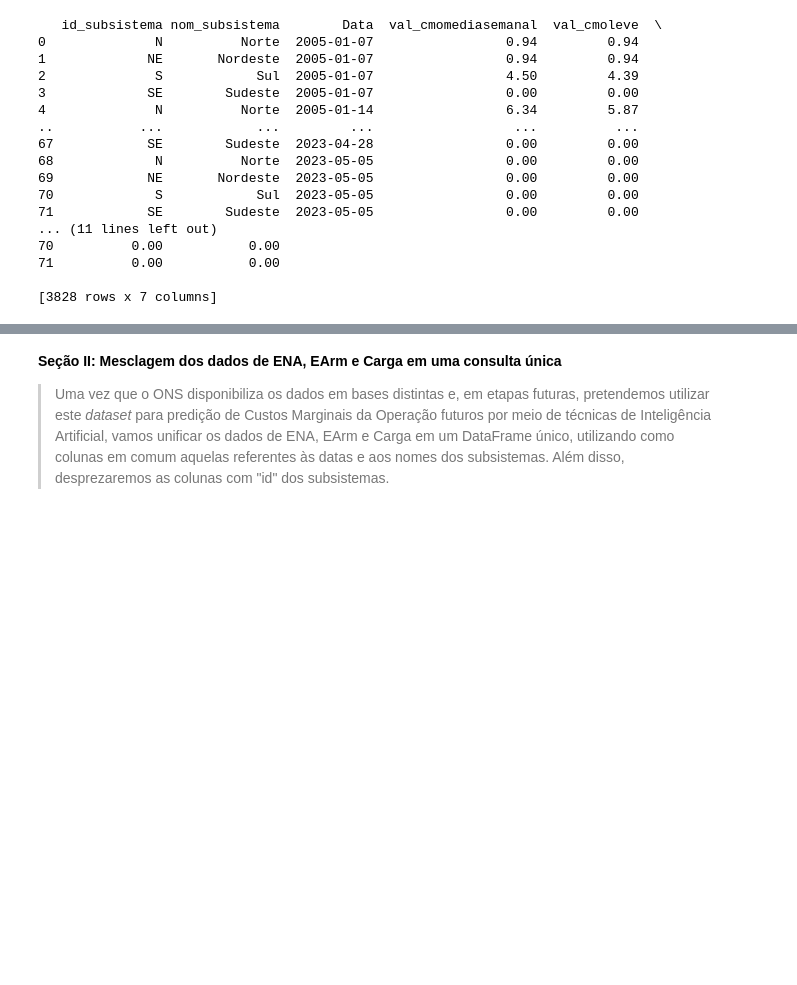
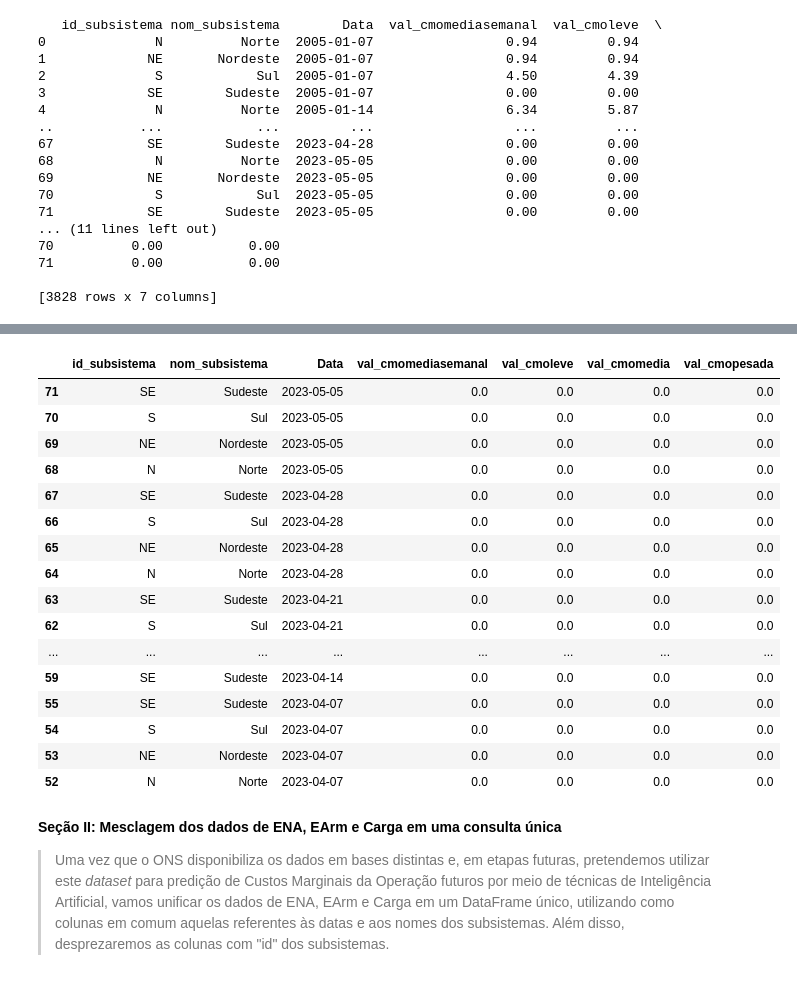
Before and after one commit to belanatal/PosPUCRio, a Jupyter notebook: MVP-SprintI.ipynb, the cells around one changed output, grey strips where cells are left out. Drawn from its saved outputs; the diff is of its cells as text; code cells hidden in the pictures; blank space fills up the shorter version.

```diff
--- a/MVP-SprintI.ipynb
+++ b/MVP-SprintI.ipynb
@@ -586,3 +598,28 @@ print(cmo)
+# %%
+# Alterando o tipo da coluna "Data"
+cmo['Data'] = pd.to_datetime(cmo['Data'])
+# %%
+# Reordenando o dataframe cmo, pela coluna Data (em ordem decrescente)
+cmo=cmo.sort_values(by='Data', ascending=False)
+cmo.head(20)
+# %% [output]
+|  | id_subsistema | nom_subsistema | Data | val_cmomediasemanal | val_cmoleve | val_cmomedia | val_cmopesada |
+| 71 | SE | Sudeste | 2023-05-05 | 0.0 | 0.0 | 0.0 | 0.0 |
+| 70 | S | Sul | 2023-05-05 | 0.0 | 0.0 | 0.0 | 0.0 |
+| 69 | NE | Nordeste | 2023-05-05 | 0.0 | 0.0 | 0.0 | 0.0 |
+| 68 | N | Norte | 2023-05-05 | 0.0 | 0.0 | 0.0 | 0.0 |
+| 67 | SE | Sudeste | 2023-04-28 | 0.0 | 0.0 | 0.0 | 0.0 |
+| 66 | S | Sul | 2023-04-28 | 0.0 | 0.0 | 0.0 | 0.0 |
+| 65 | NE | Nordeste | 2023-04-28 | 0.0 | 0.0 | 0.0 | 0.0 |
+| 64 | N | Norte | 2023-04-28 | 0.0 | 0.0 | 0.0 | 0.0 |
+| 63 | SE | Sudeste | 2023-04-21 | 0.0 | 0.0 | 0.0 | 0.0 |
+| 62 | S | Sul | 2023-04-21 | 0.0 | 0.0 | 0.0 | 0.0 |
+| ... | ... | ... | ... | ... | ... | ... | ... |
+| 59 | SE | Sudeste | 2023-04-14 | 0.0 | 0.0 | 0.0 | 0.0 |
+| 55 | SE | Sudeste | 2023-04-07 | 0.0 | 0.0 | 0.0 | 0.0 |
+| 54 | S | Sul | 2023-04-07 | 0.0 | 0.0 | 0.0 | 0.0 |
+| 53 | NE | Nordeste | 2023-04-07 | 0.0 | 0.0 | 0.0 | 0.0 |
+| 52 | N | Norte | 2023-04-07 | 0.0 | 0.0 | 0.0 | 0.0 |
 # %% [markdown]
 **Seção II: Mesclagem dos dados de ENA, EArm e Carga em uma consulta única**
 
```
Also changed, not shown: parts of 1 cell of this notebook.
